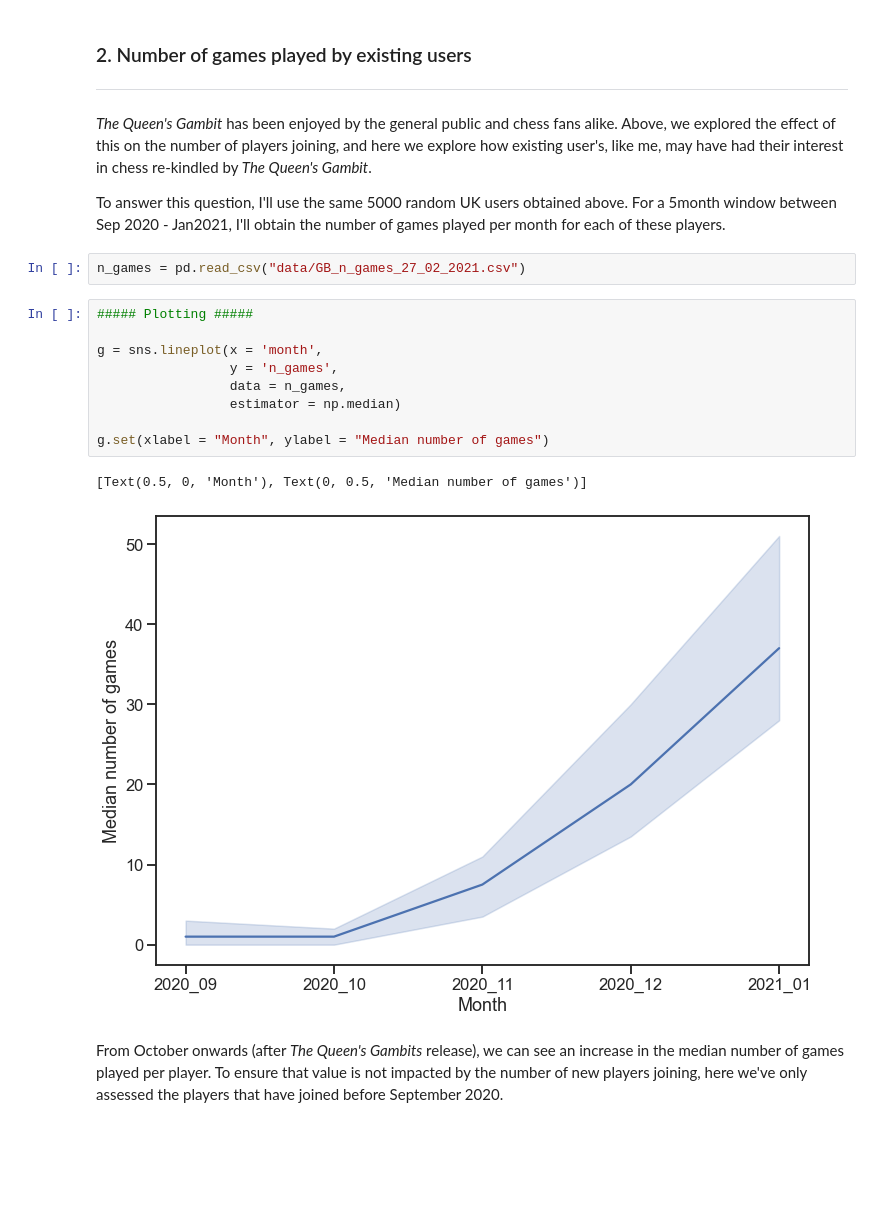
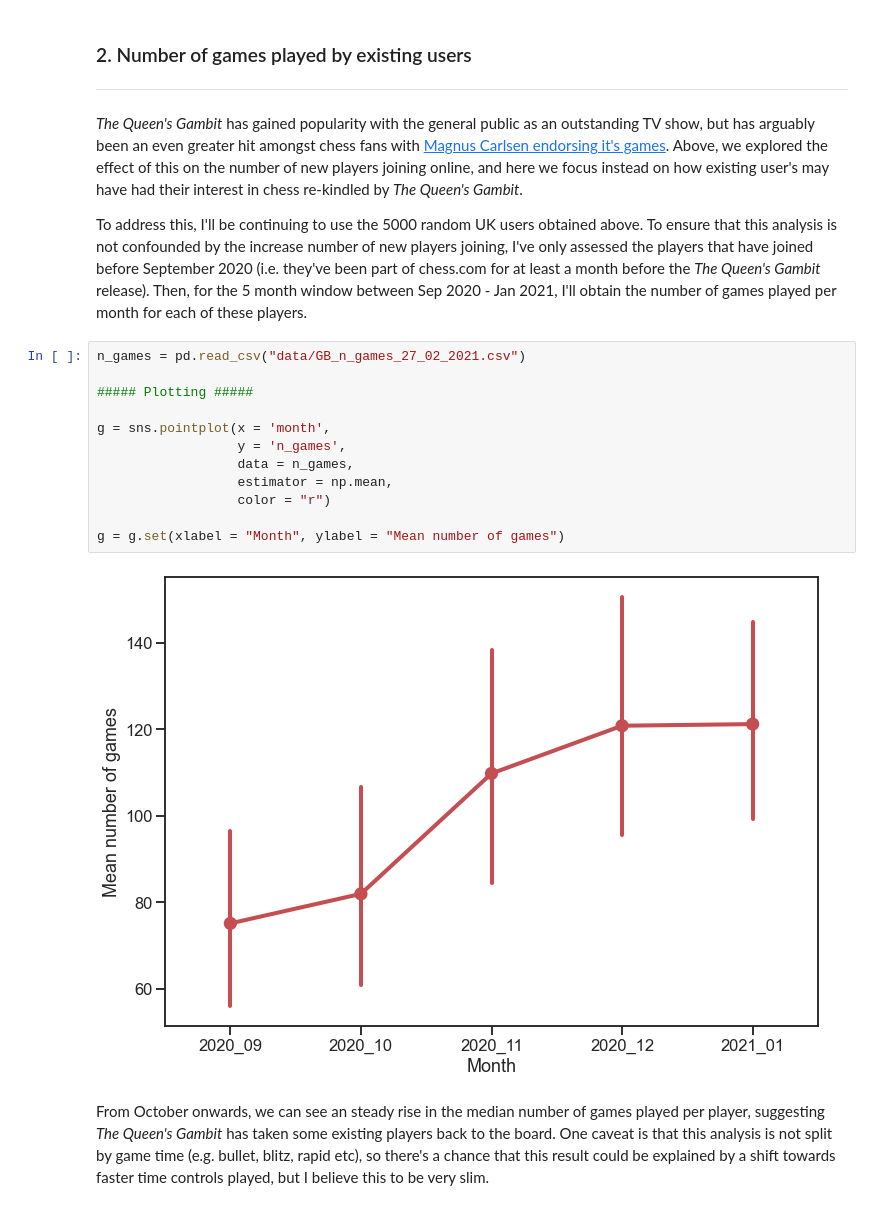
Before and after one commit to dzhang32/chess, a Jupyter notebook: 01-queens_gambit.ipynb, the cells around one changed output. Drawn from its saved outputs; the diff is of its cells as text; blank space fills up the shorter version.

Commit message:
clean up text and conclusions

```diff
--- a/01-queens_gambit.ipynb
+++ b/01-queens_gambit.ipynb
@@ -161,25 +163,25 @@ It is unclear whether the exact release date *The Queen's Gambit* of different c
 ### 2. Number of games played by existing users
 ---
 # %% [markdown]
-*The Queen's Gambit* has been enjoyed by the general public and chess fans alike. Above, we explored the effect of this on the number of players joining, and here we explore how existing user's, like me, may have had their interest in chess re-kindled by *The Queen's Gambit*.
+*The Queen's Gambit* has gained popularity with the general public as an outstanding TV show, but has arguably been an even greater hit amongst chess fans with [Magnus Carlsen endorsing it's games](https://www.youtube.com/watch?v=_ZfPa-GMxMI). Above, we explored the effect of this on the number of new players joining online, and here we focus instead on how existing user's may have had their interest in chess re-kindled by *The Queen's Gambit*.
 
-To answer this question, I'll use the same 5000 random UK users obtained above. For a 5month window between Sep 2020 - Jan2021, I'll obtain the number of games played per month for each of these players.
+To address this, I'll be continuing to use the 5000 random UK users obtained above. To ensure that this analysis is not confounded by the increase number of new players joining, I've only assessed the players that have joined before September 2020 (i.e. they've been part of chess.com for at least a month before the *The Queen's Gambit* release). Then, for the 5 month window between Sep 2020 - Jan 2021, I'll obtain the number of games played per month for each of these players.
-# %%
-n_games = pd.read_csv("data/GB_n_games_27_02_2021.csv")
 # %%
+n_games = pd.read_csv("data/GB_n_games_27_02_2021.csv")
+
 ##### Plotting #####
 
-g = sns.lineplot(x = 'month',
-                 y = 'n_games',
-                 data = n_games,
-                 estimator = np.median)
+g = sns.pointplot(x = 'month',
+                  y = 'n_games',
+                  data = n_games,
+                  estimator = np.mean,
+                  color = "r")
 
-g.set(xlabel = "Month", ylabel = "Median number of games")
+g = g.set(xlabel = "Month", ylabel = "Mean number of games")
 # %% [output]
-[Text(0.5, 0, 'Month'), Text(0, 0.5, 'Median number of games')]
-[figure, old version]
+[figure, new version]
-# %% [markdown]
-From October onwards (after *The Queen's Gambits* release), we can see an increase in the median number of games played per player. To ensure that value is not impacted by the number of new players joining, here we've only assessed the players that have joined before September 2020.
+# %% [markdown]
+From October onwards, we can see an steady rise in the median number of games played per player, suggesting *The Queen's Gambit* has taken some existing players back to the board. One caveat is that this analysis is not split by game time (e.g. bullet, blitz, rapid etc), so there's a chance that this result could be explained by a shift towards faster time controls played, but I believe this to be very slim.
 # %%
 ##### Data wrangling #####
 
```
Also changed, not shown: parts of 15 cells of this notebook.
